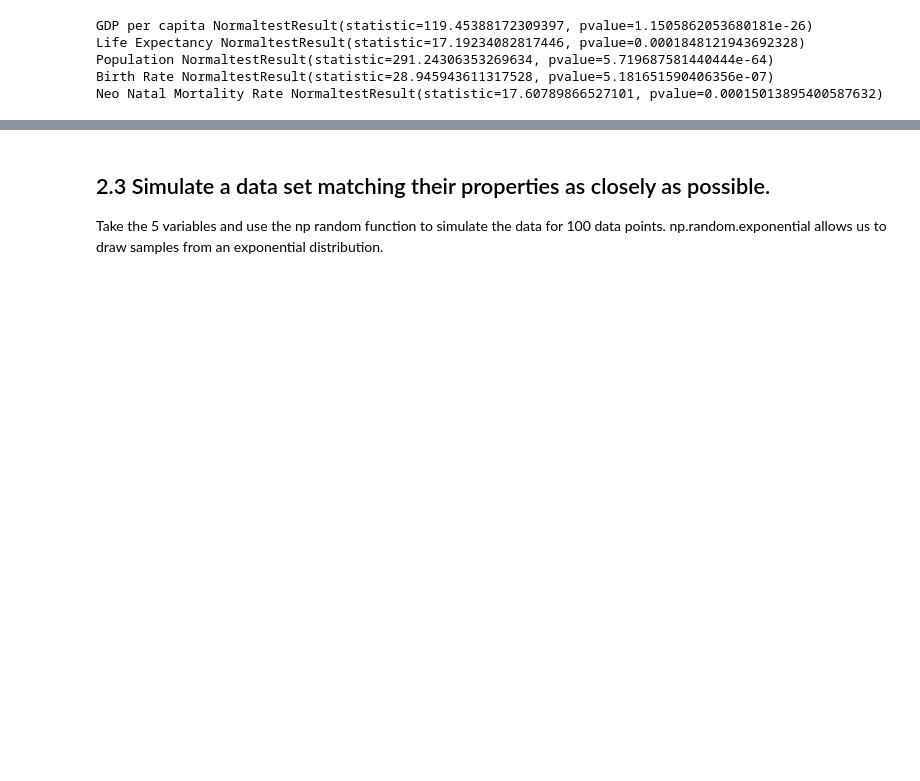
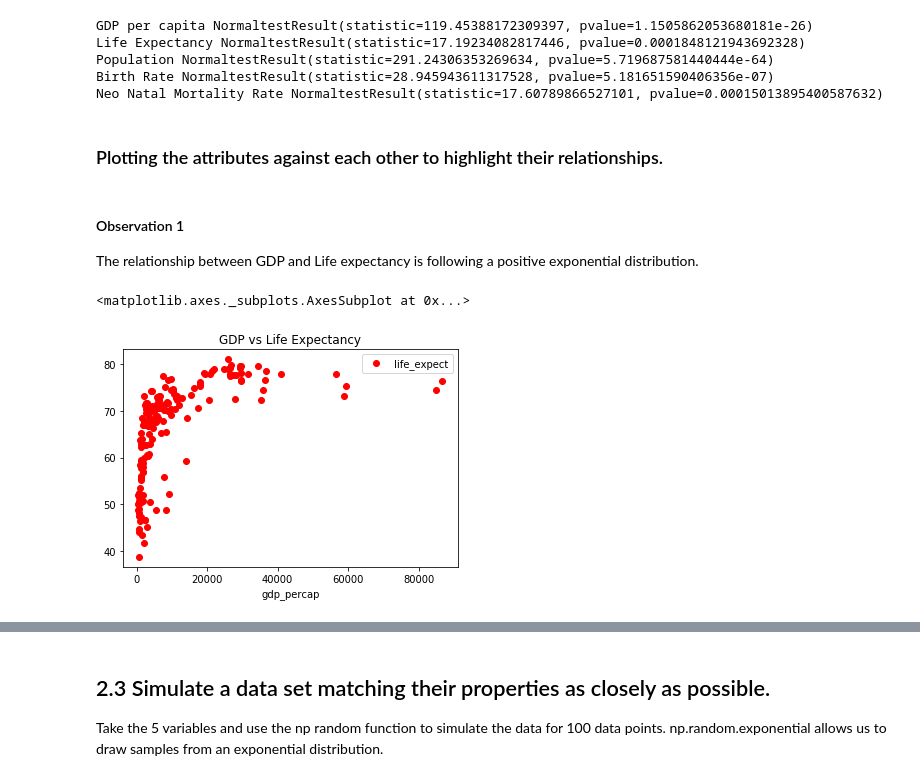
Before and after one commit to shakti230/real-world-phenomenon, a Jupyter notebook: real world phenomenom.ipynb, the cells around one changed output, grey strips where cells are left out. Drawn from its saved outputs; the diff is of its cells as text; code cells hidden in the pictures; blank space fills up the shorter version.

Commit message:
Updated observations

```diff
--- a/real world phenomenom.ipynb
+++ b/real world phenomenom.ipynb
@@ -270,3 +275,14 @@ Life Expectancy NormaltestResult(statistic=17.19234082817446, pvalue=0.000184812
 Population NormaltestResult(statistic=291.24306353269634, pvalue=5.719687581440444e-64)
 Birth Rate NormaltestResult(statistic=28.945943611317528, pvalue=5.181651590406356e-07)
 Neo Natal Mortality Rate NormaltestResult(statistic=17.60789866527101, pvalue=0.00015013895400587632)
+# %% [markdown]
+### Plotting the attributes against each other to highlight their relationships.
+# %% [markdown]
+#### Observation 1
+
+The relationship between GDP and Life expectancy is following a positive exponential distribution.
+# %%
+predefined_data_2000.plot(x='gdp_percap', y='life_expect', style='ro', title="GDP vs Life Expectancy")
+# %% [output]
+<matplotlib.axes._subplots.AxesSubplot at 0x...>
+[figure, added]
```
Also changed, not shown: parts of 5 cells of this notebook.
